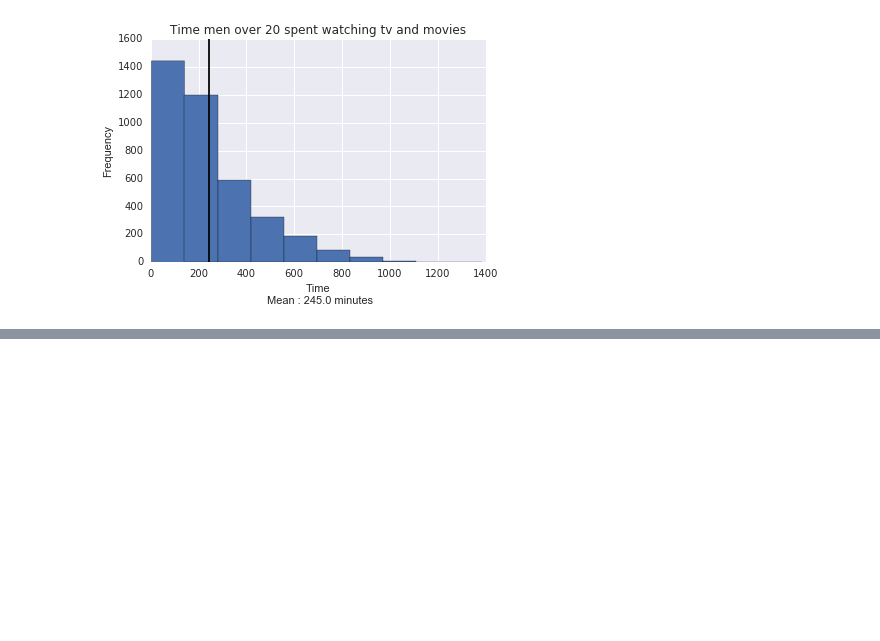
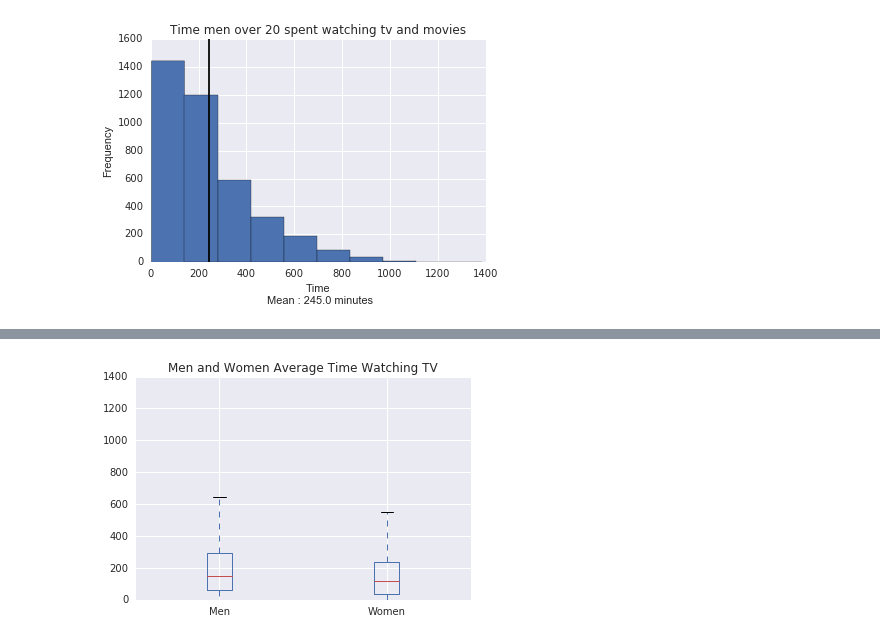
Before and after one commit to JonathanKross/atus-analysis, a Jupyter notebook: scratch.ipynb, the cells around one changed output, grey strips where cells are left out. Drawn from its saved outputs; the diff is of its cells as text; code cells hidden in the pictures; blank space fills up the shorter version.

```diff
--- a/scratch.ipynb
+++ b/scratch.ipynb
@@ -124,3 +124,8 @@ plt.vlines(m_tv_mean, 0, ymax, color='black')
 plt.show()
 # %% [output]
 [figure]
+# %%
+time_men_tv = (m_data['TV'])
+time_men_tv.name = "Men"
+time_women_tv = (w_data['TV'])
+time_women_tv.name = "Women"
@@ -126,0 +150,3 @@ plt.show()
+# %%
+time_tv = pd.concat([time_men_tv, time_women_tv], axis = 1)
+time_tv.head(15)
@@ -126,0 +174,5 @@ plt.show()
+# %%
+time_tv.plot(kind = 'box', title = "Men and Women Average Time Watching TV")
+plt.show()
+# %% [output]
+[figure, added]
```
Also changed, not shown: parts of 23 cells of this notebook.
